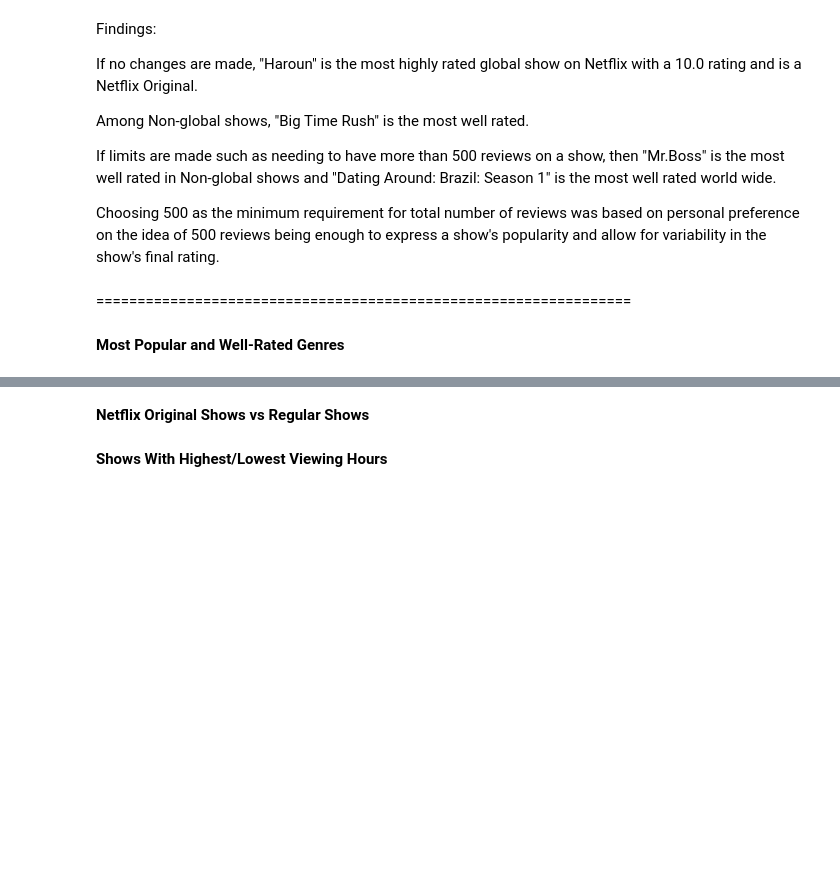
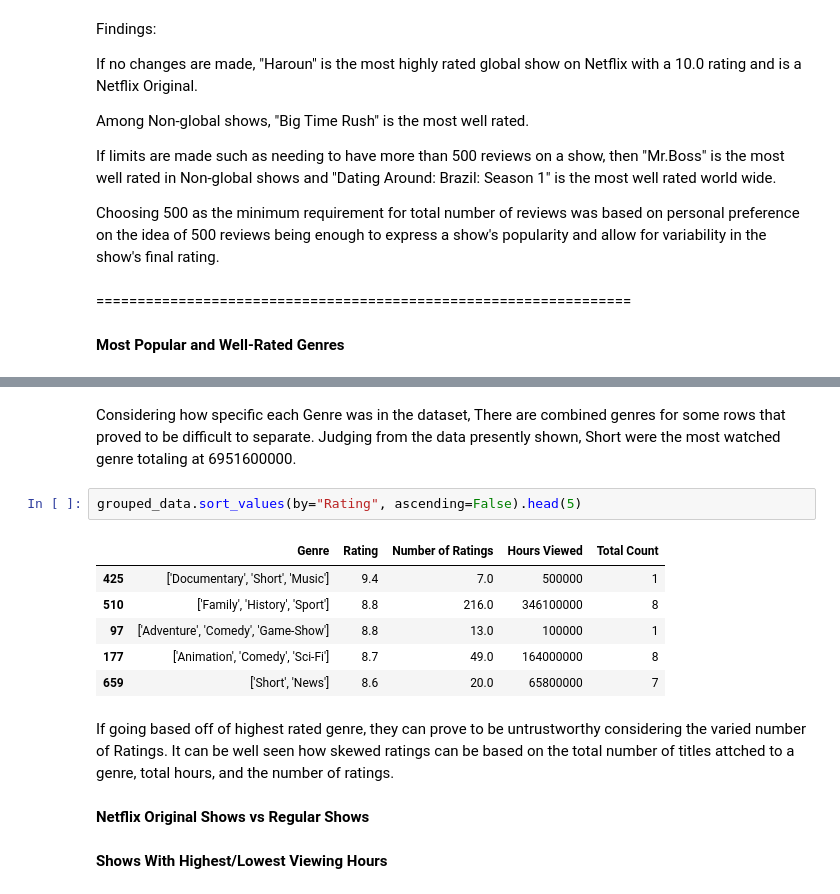
Before and after one commit to Kestrel86/netflixEDA, a Jupyter notebook: netflixEDA.ipynb, the cells around one changed output, grey strips where cells are left out. Drawn from its saved outputs; the diff is of its cells as text; blank space fills up the shorter version.

```diff
--- a/netflixEDA.ipynb
+++ b/netflixEDA.ipynb
@@ -227,3 +256,16 @@ Choosing 500 as the minimum requirement for total number of reviews was based on
+# %% [markdown]
+Considering how specific each Genre was in the dataset, There are combined genres for some rows that proved to be difficult to separate. Judging from the data presently shown, Short were the most watched genre totaling at 6951600000.
+# %%
+grouped_data.sort_values(by="Rating", ascending=False).head(5)
+# %% [output]
+|  | Genre | Rating | Number of Ratings | Hours Viewed | Total Count |
+| 425 | ['Documentary', 'Short', 'Music'] | 9.4 | 7.0 | 500000 | 1 |
+| 510 | ['Family', 'History', 'Sport'] | 8.8 | 216.0 | 346100000 | 8 |
+| 97 | ['Adventure', 'Comedy', 'Game-Show'] | 8.8 | 13.0 | 100000 | 1 |
+| 177 | ['Animation', 'Comedy', 'Sci-Fi'] | 8.7 | 49.0 | 164000000 | 8 |
+| 659 | ['Short', 'News'] | 8.6 | 20.0 | 65800000 | 7 |
+# %% [markdown]
+If going based off of highest rated genre, they can prove to be untrustworthy considering the varied number of Ratings. It can be well seen how skewed ratings can be based on the total number of titles attched to a genre, total hours, and the number of ratings.
 # %% [markdown]
 **Netflix Original Shows vs Regular Shows**
 # %% [markdown]
```
Also changed, not shown: parts of 6 cells of this notebook.
